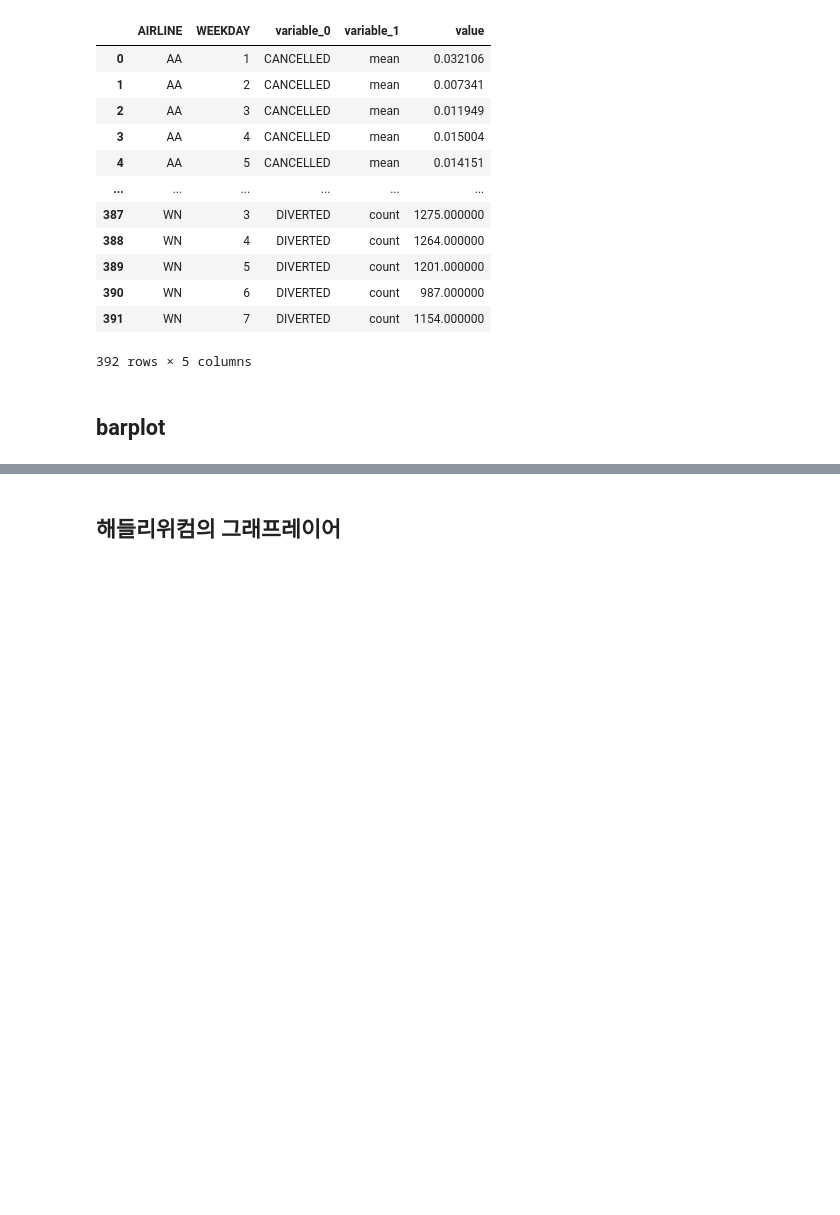
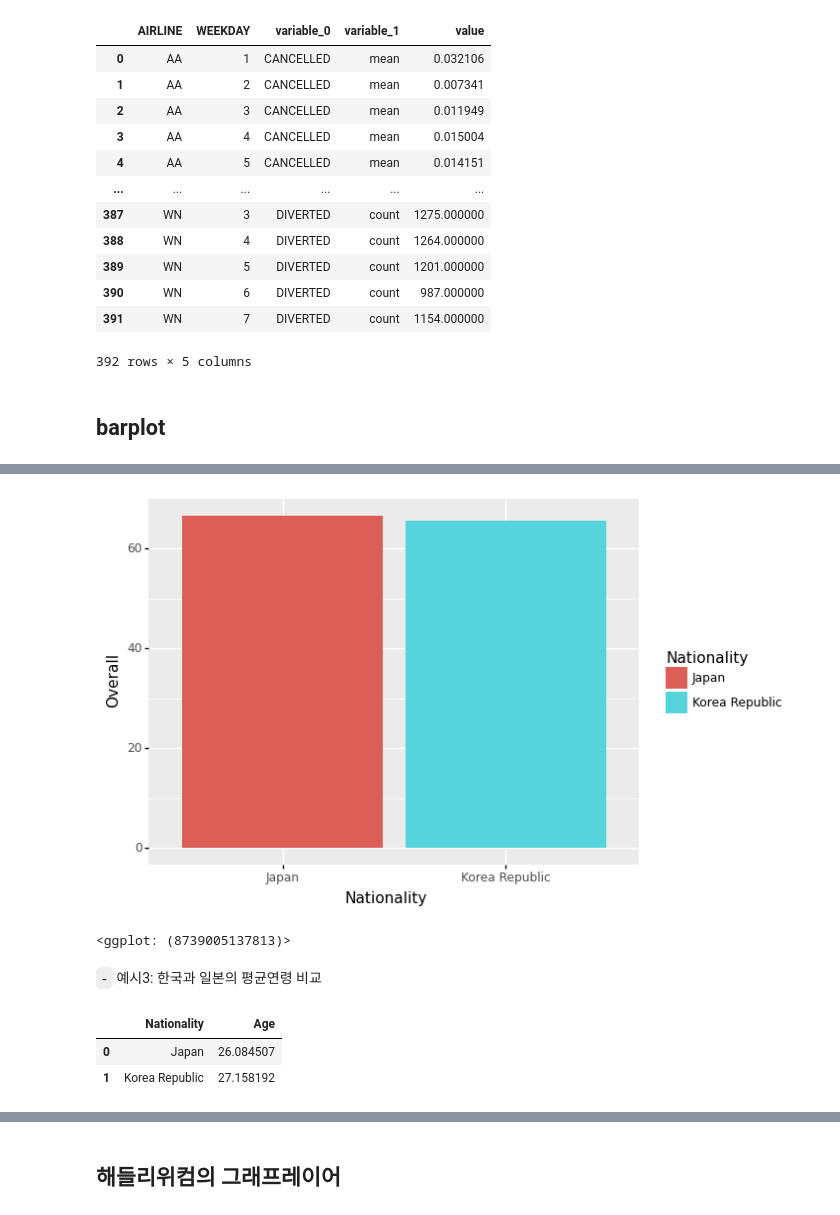
Before and after one commit to guebin/DV2022_backup, a Jupyter notebook: _notebooks/2099-01-01-draft.ipynb, the cells around one changed output, grey strips where cells are left out. Drawn from its saved outputs; the diff is of its cells as text; code cells hidden in the pictures; blank space fills up the shorter version.

```diff
--- a/_notebooks/2099-01-01-draft.ipynb
+++ b/_notebooks/2099-01-01-draft.ipynb
@@ -477,0 +351,15 @@ ggplot(td)+facet_grid('level_1~g')\
+# %%
+ggplot(data)+geom_col(aes(x='Nationality',y='Overall',fill='Nationality'))
+# ggplot(data)+geom_col(aes(x='Nationality',y='Overall',color='Nationality')) # 이건 우리가 원하는게 아님..
+# %% [output]
+[figure, added]
+<ggplot: (8739005137813)>
+# %% [markdown]
+`-` 예시3: 한국과 일본의 평균연령 비교
+# %%
+data = df.groupby('Nationality').agg({'Age':np.mean}).reset_index()
+data
+# %% [output]
+|  | Nationality | Age |
+| 0 | Japan | 26.084507 |
+| 1 | Korea Republic | 27.158192 |
```
Also changed, not shown: parts of 76 cells of this notebook.
